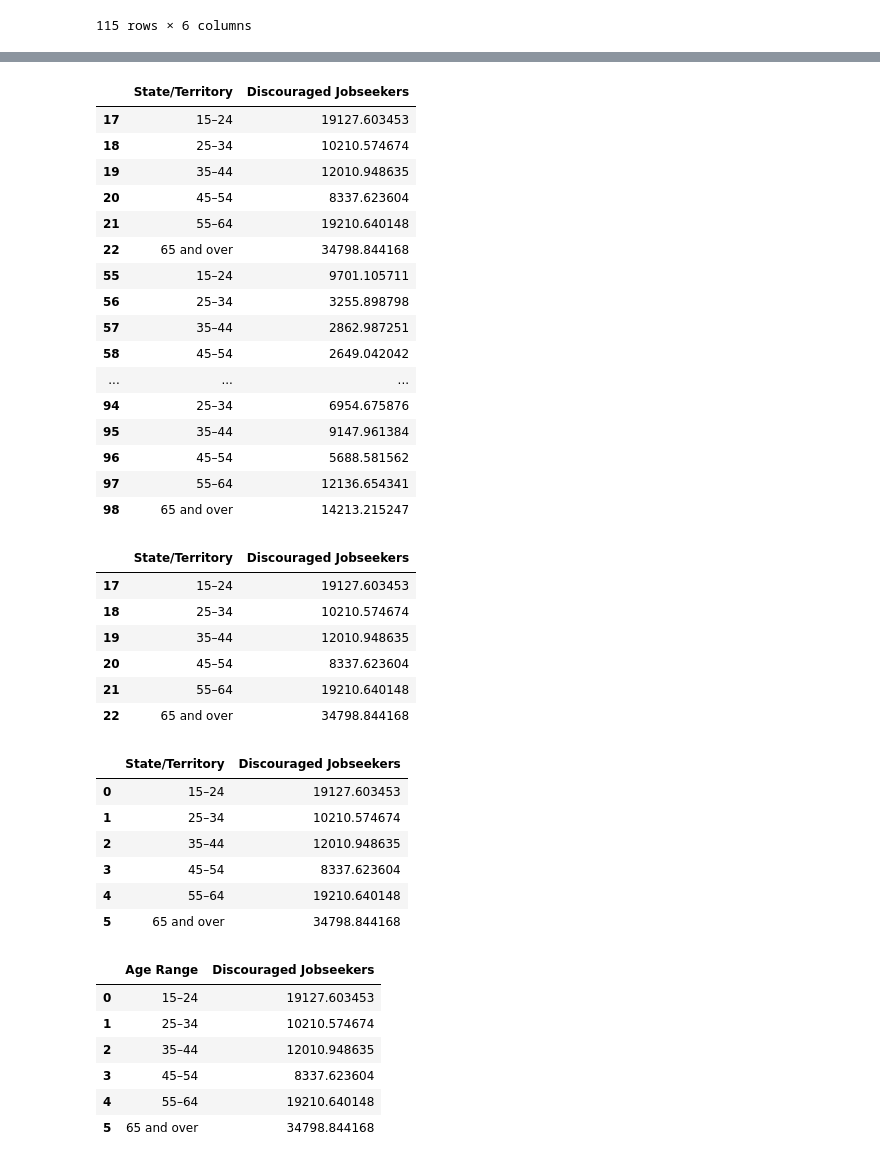
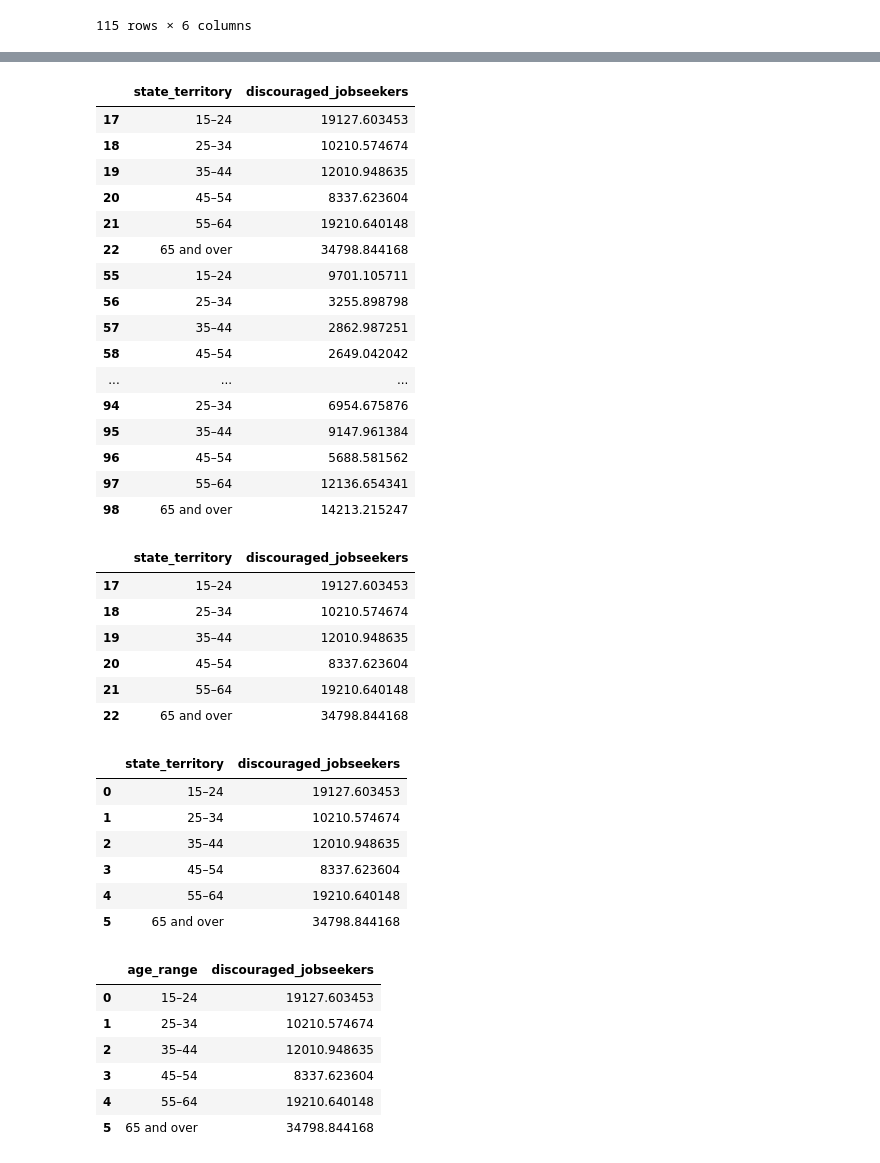
Before and after one commit to dianeyaneza/UWA-Data-Project-2-ETL-SkillsBridge, a Jupyter notebook: Cleanup - Characteristics of Discouraged Jobseekers.ipynb, the cells around one changed output, grey strips where cells are left out. Cells and saved outputs as stored; diff of their text form; code cells hidden in the pictures.

```diff
--- a/Cleanup - Characteristics of Discouraged Jobseekers.ipynb
+++ b/Cleanup - Characteristics of Discouraged Jobseekers.ipynb
@@ -45,6 +45,6 @@ discouraged_df
 115 rows × 6 columns
 # %%
 # rename columns
-discouraged_df.columns = ['State/Territory', 'Discouraged Jobseekers', 'Other', 'Total', 'Labour Force', 'Not in Labour Force']
+discouraged_df.columns = ['state_territory', 'discouraged_jobseekers', 'Other', 'Total', 'Labour Force', 'Not in Labour Force']
 discouraged_df.head(30)
 # %% [output]
@@ -67,7 +67,7 @@ discouraged_df.head(30)
 | 37 | Born overseas | 40.4562 | 282.484 | 322.94 | 400.961 | 2400.95 |
 # %%
 # convert object values to float
-discouraged_full = discouraged_df[['State/Territory', 'Discouraged Jobseekers']].copy()
-discouraged_full[['Discouraged Jobseekers']] = discouraged_full[['Discouraged Jobseekers']].apply(pd.to_numeric, errors='coerce')
+discouraged_full = discouraged_df[['state_territory', 'discouraged_jobseekers']].copy()
+discouraged_full[['discouraged_jobseekers']] = discouraged_full[['discouraged_jobseekers']].apply(pd.to_numeric, errors='coerce')
 discouraged_full
 # %% [output]
@@ -86,6 +86,6 @@ discouraged_full
 115 rows × 2 columns
 # %%
 # set values to actual amount
-discouraged_full[['Discouraged Jobseekers']] = discouraged_full[['Discouraged Jobseekers']] * 1000
+discouraged_full[['discouraged_jobseekers']] = discouraged_full[['discouraged_jobseekers']] * 1000
 discouraged_full
 # %% [output]
@@ -172,10 +172,10 @@ location_persons.to_csv('discouragedjobseekers_location.csv')
 # %%
 # find age table
-age_df = discouraged_full[discouraged_full["State/Territory"].isin(['15–24', '25–34', '35–44', '45–54', '55–64', '65 and over'])]
+age_df = discouraged_full[discouraged_full["state_territory"].isin(['15–24', '25–34', '35–44', '45–54', '55–64', '65 and over'])]
 age_df = age_df.copy()
 age_df
 # %% [output]
-|  | State/Territory | Discouraged Jobseekers |
+|  | state_territory | discouraged_jobseekers |
 | 17 | 15–24 | 19127.603453 |
 | 18 | 25–34 | 10210.574674 |
 | 19 | 35–44 | 12010.948635 |
@@ -197,7 +197,7 @@ age_df
 age_persons = age_df[:6].copy()
 age_persons
 # %% [output]
-|  | State/Territory | Discouraged Jobseekers |
+|  | state_territory | discouraged_jobseekers |
 | 17 | 15–24 | 19127.603453 |
 | 18 | 25–34 | 10210.574674 |
 | 19 | 35–44 | 12010.948635 |
@@ -209,7 +209,7 @@ age_persons
 age_persons.reset_index(drop=True, inplace=True)
 age_persons
 # %% [output]
-|  | State/Territory | Discouraged Jobseekers |
+|  | state_territory | discouraged_jobseekers |
 | 0 | 15–24 | 19127.603453 |
 | 1 | 25–34 | 10210.574674 |
 | 2 | 35–44 | 12010.948635 |
@@ -218,10 +218,10 @@ age_persons
 | 5 | 65 and over | 34798.844168 |
 # %%
 # rename first column to match table
-age_persons.columns = ['Age Range', 'Discouraged Jobseekers']
+age_persons.columns = ['age_range', 'discouraged_jobseekers']
 age_persons
 # %% [output]
-|  | Age Range | Discouraged Jobseekers |
+|  | age_range | discouraged_jobseekers |
 | 0 | 15–24 | 19127.603453 |
 | 1 | 25–34 | 10210.574674 |
 | 2 | 35–44 | 12010.948635 |
```
Also changed, not shown: parts of 9 cells of this notebook, 6 other files.
